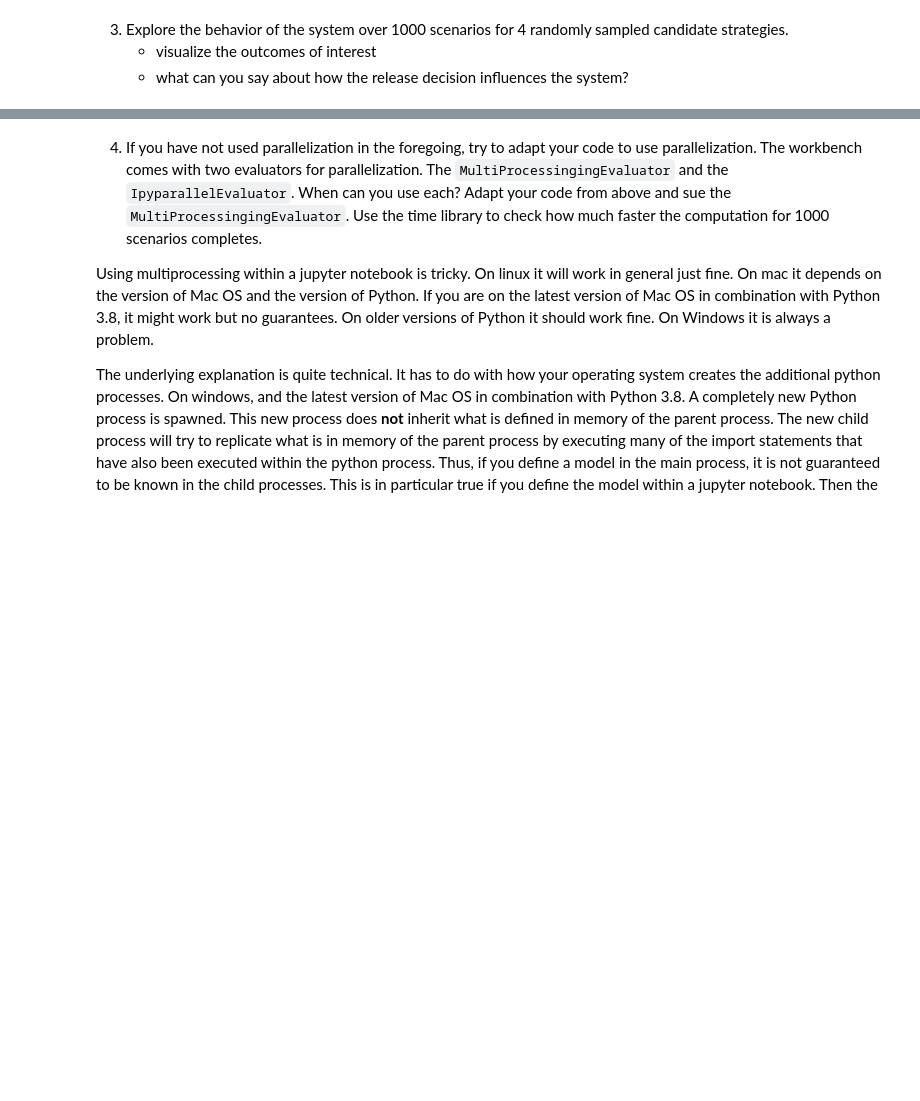
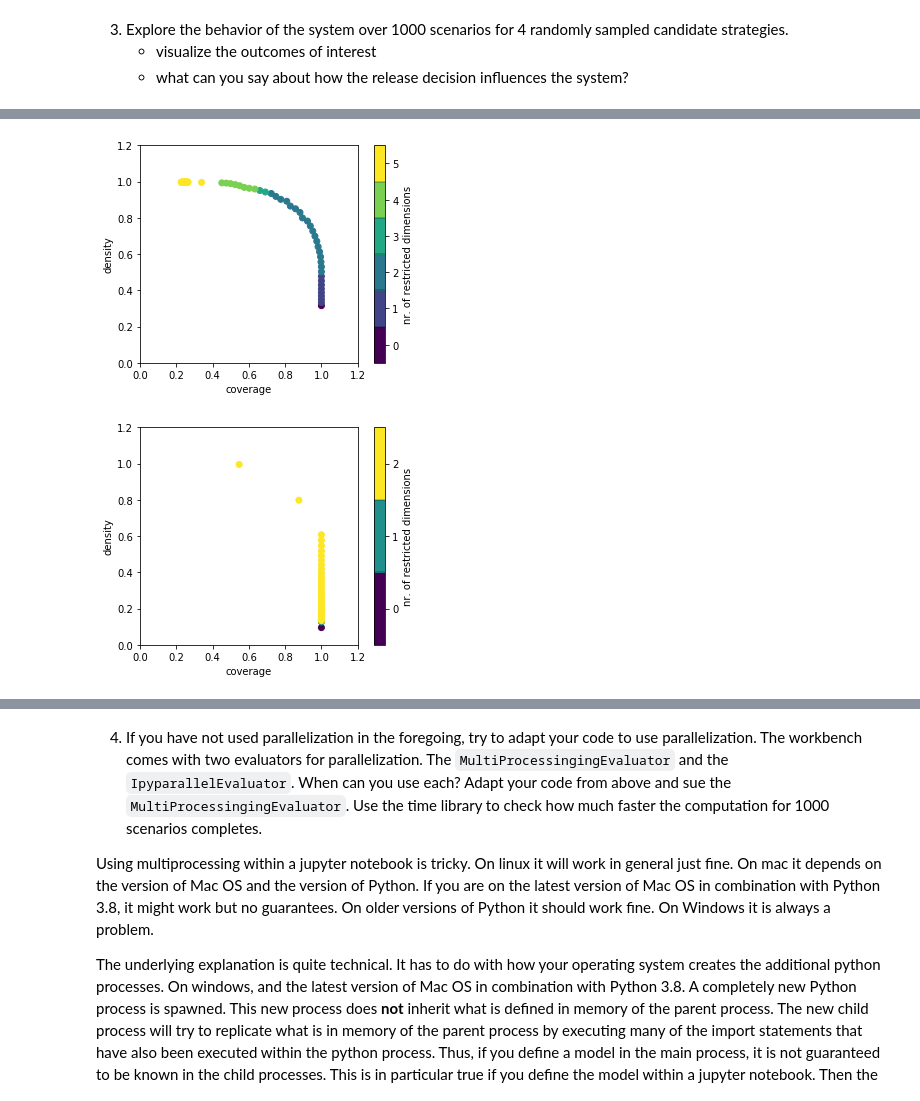
Before and after one commit to DYenaA/EPA1361Q4, a Jupyter notebook: assignment 2 - lakemodel.ipynb, the cells around one changed output, grey strips where cells are left out. Cells and saved outputs as stored; diff of their text form; code cells hidden in the pictures; blank space fills up the shorter version.

```diff
--- a/assignment 2 - lakemodel.ipynb
+++ b/assignment 2 - lakemodel.ipynb
@@ -206,0 +244,4 @@ RuntimeError: Selected KDE bandwidth is 0. Cannot estiamte density.
+# %%
+#running 4 random policies/strategies 1000 times
+with SequentialEvaluator(model) as evaluator:
+        experiments2, outcomes2 = evaluator.perform_experiments(scenarios=1000, policies = 4)
@@ -206,0 +262,13 @@ RuntimeError: Selected KDE bandwidth is 0. Cannot estiamte density.
+# %%
+#visualizing outcome of interest by tradeoffs
+from ema_workbench.analysis import prim
+
+x = experiments2
+y = outcomes2['max_P'] <0.8
+prim_alg = prim.Prim(x, y, threshold=0.8)
+box1 = prim_alg.find_box()
+
+x = experiments2
+y = outcomes2['utility'] <0.3
+prim_alg = prim.Prim(x, y, threshold=0.3)
+box2 = prim_alg.find_box()
@@ -206,0 +282,7 @@ RuntimeError: Selected KDE bandwidth is 0. Cannot estiamte density.
+# %%
+box1.show_tradeoff()
+box2.show_tradeoff()
+plt.show()
+# %% [output]
+[figure, added]
+[figure, added]
```
Also changed, not shown: parts of 18 cells of this notebook.
